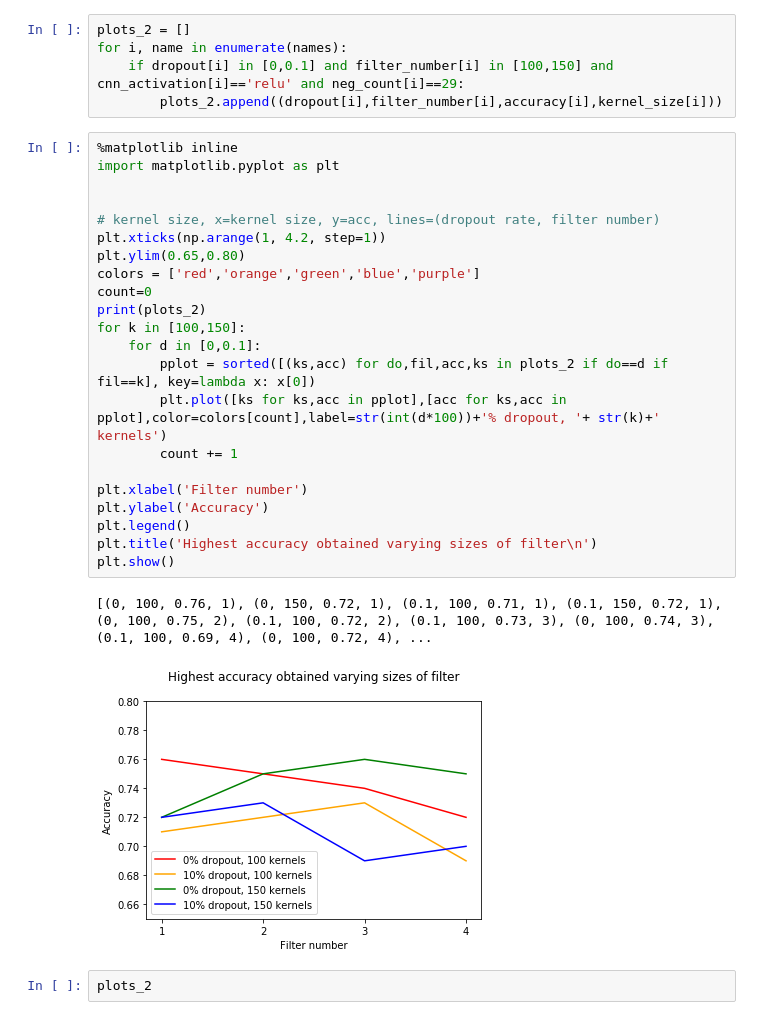
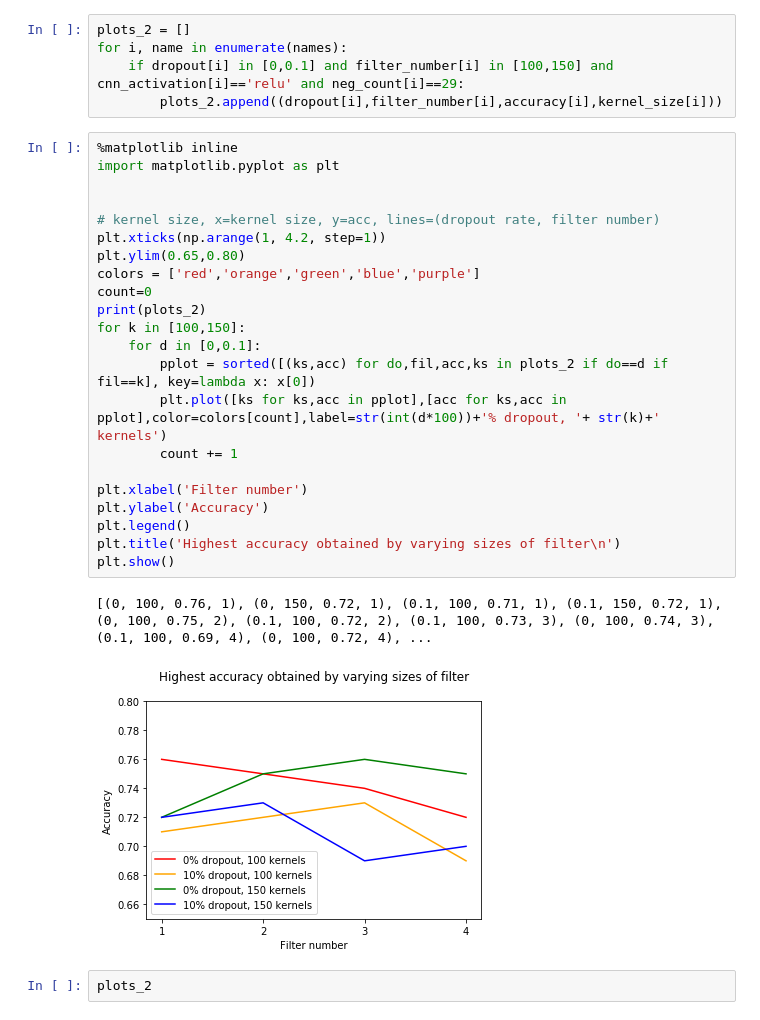
Before and after one commit to fshdnc/disease_normalization, a Jupyter notebook: src/expt_hyp_search.ipynb, the cells around one changed output. Drawn from its saved outputs; the diff is of its cells as text.

```diff
--- a/src/expt_hyp_search.ipynb
+++ b/src/expt_hyp_search.ipynb
@@ -91,28 +122,28 @@ for i, name in enumerate(names):
 # %%
 %matplotlib inline
 import matplotlib.pyplot as plt
 
 
 # kernel size, x=kernel size, y=acc, lines=(dropout rate, filter number)
 plt.xticks(np.arange(1, 4.2, step=1))
 plt.ylim(0.65,0.80)
 colors = ['red','orange','green','blue','purple']
 count=0
 print(plots_2)
 for k in [100,150]:
     for d in [0,0.1]:
         pplot = sorted([(ks,acc) for do,fil,acc,ks in plots_2 if do==d if fil==k], key=lambda x: x[0])
         plt.plot([ks for ks,acc in pplot],[acc for ks,acc in pplot],color=colors[count],label=str(int(d*100))+'% dropout, '+ str(k)+' kernels')
         count += 1
 
 plt.xlabel('Filter number')
 plt.ylabel('Accuracy')
 plt.legend()
-plt.title('Highest accuracy obtained varying sizes of filter\n')
+plt.title('Highest accuracy obtained by varying sizes of filter\n')
 plt.show()
 # %% [output]
 [(0, 100, 0.76, 1), (0, 150, 0.72, 1), (0.1, 100, 0.71, 1), (0.1, 150, 0.72, 1), (0, 100, 0.75, 2), (0.1, 100, 0.72, 2), (0.1, 100, 0.73, 3), (0, 100, 0.74, 3), (0.1, 100, 0.69, 4), (0, 100, 0.72, 4), ...
-[figure, old version]
+[figure, new version]
 # %%
 plots_2
 # %% [output]
```
Also changed, not shown: parts of 10 cells of this notebook, 1 other file.
